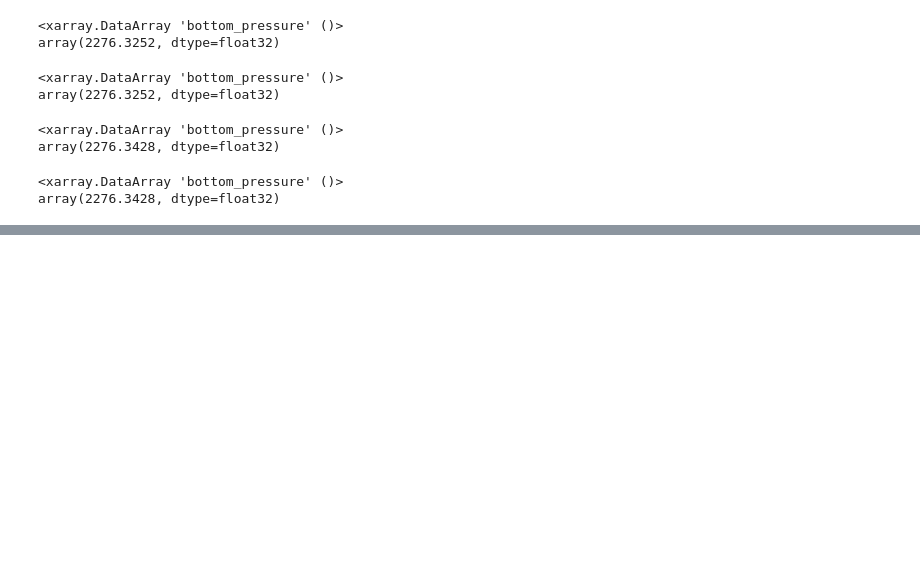
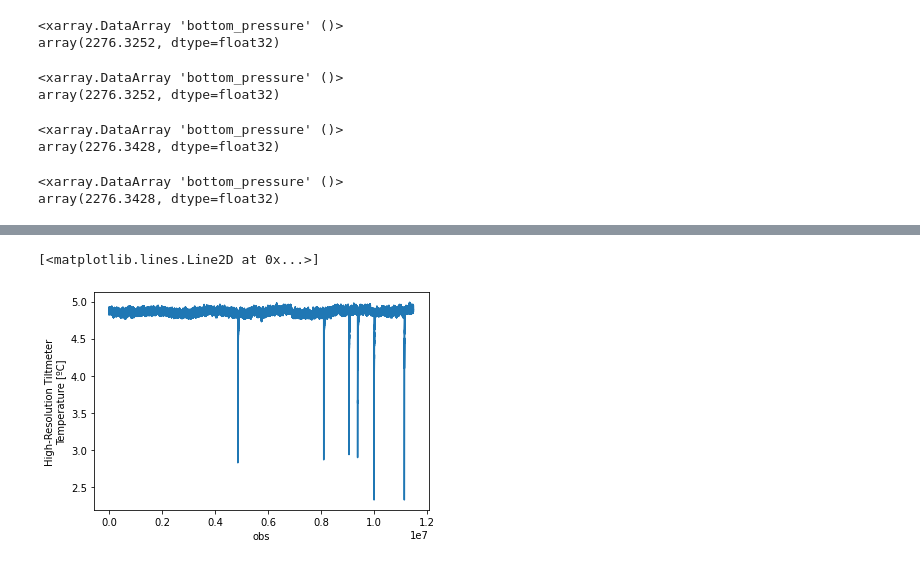
Before and after one commit to robfatland/chlorophyll, a Jupyter notebook: tilt.ipynb, the cells around one changed output, grey strips where cells are left out. Drawn from its saved outputs; the diff is of its cells as text; code cells hidden in the pictures; blank space fills up the shorter version.

```diff
--- a/tilt.ipynb
+++ b/tilt.ipynb
@@ -302,0 +294,6 @@ for this_file in glob.glob('/data/botpt/deployment*.nc'):
+# %%
+import glob
+tiltfiles = glob.glob('/data/botpt/lily/deployment*.nc')
+print('there are ' + str(len(tiltfiles)) + ' data files available for tilt')
+ds=xr.open_dataset(tiltfiles[2])
+ds
@@ -302,0 +352,14 @@ for this_file in glob.glob('/data/botpt/deployment*.nc'):
+# %%
+temperature = ds.lily_temp
+time = ds.time
+ytilt = ds.lily_y_tilt
+xtilt = ds.lily_x_tilt
+compass = ds.corrected_compass_direction
+compass_qcx = ds.compass_direction_qc_executed            # millions of ones
+tilt = ds.seafloor_tilt_direction
+magnitude = ds.seafloor_tilt_magnitude
+# %%
+temperature.plot()
+# %% [output]
+[<matplotlib.lines.Line2D at 0x...>]
+[figure, added]
```
Also changed, not shown: parts of 30 cells of this notebook, 2 other files.
